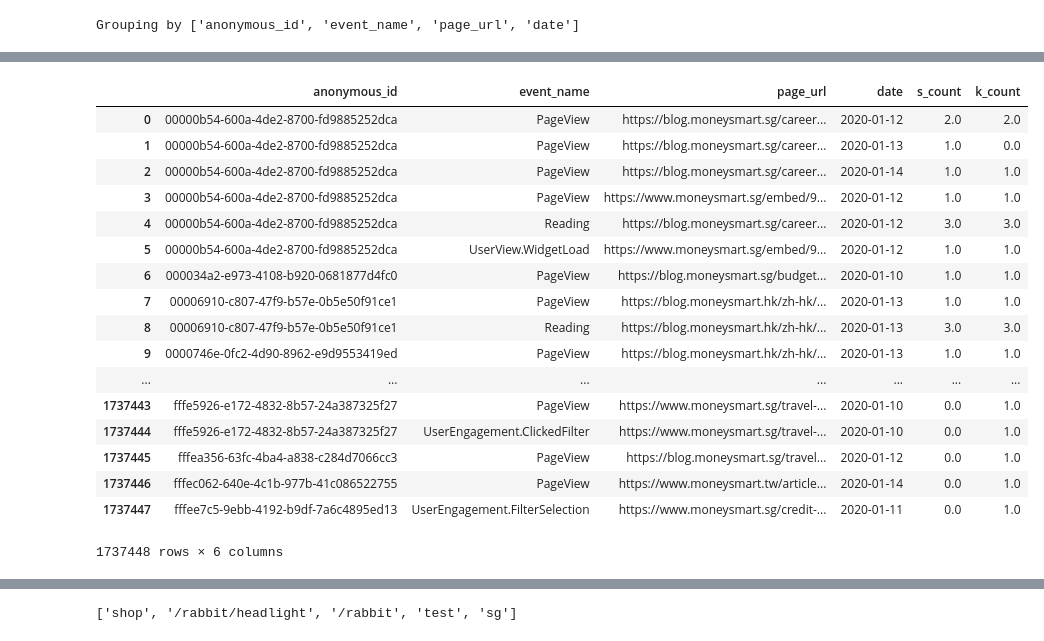
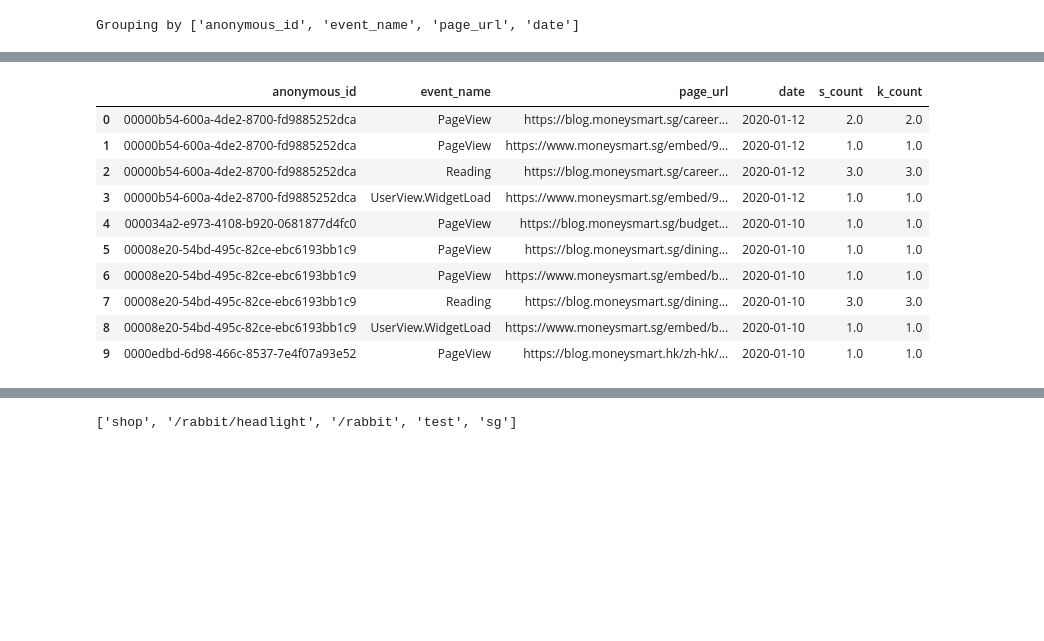
Before and after one commit to moneysmartco/blog-jupyter-notebooks, a Jupyter notebook: validating_segment_vs_kinesis.ipynb, the cells around one changed output, grey strips where cells are left out. Saved outputs shown, nothing was run; the diff lists cells and outputs as text; code cells hidden in the pictures; blank space fills up the shorter version.

```diff
--- a/validating_segment_vs_kinesis.ipynb
+++ b/validating_segment_vs_kinesis.ipynb
@@ -82,7 +92,7 @@ athena_raw_events_table = "ms_data_stream_production_processed"
 #query += " where partition_0='2019' and partition_1>='12' and partition_2>='05' group by 1,2"
 # %%
 # I've removed the device_type data to save memory, but it would be useful.
-query = create_generic_event_query(from_datetime, to_datetime, include_device_type_data=False, interpret_urls=False)
+query = create_generic_event_query(from_datetime, to_datetime, include_user_agent=include_device_segmentation, include_ip_address = include_device_segmentation, interpret_urls=False)
 
 full_query = "select * from (%s) where country_code ='sg'" %query
 # %%
@@ -298,6 +359,2 @@ segment_columns_to_query = [
 # %%
 segment_date_constraint = " timestamp >= '%s' and timestamp < '%s' " % (from_datetime.isoformat(), to_datetime.isoformat())
-# %%
-query = "select {cols} from moneysmartsg_prod.{table} where {date_constraint}".format(cols=", ".join(segment_columns_to_query),
-                                                                   table="pages",
-                                                                   date_constraint =segment_date_constraint)
@@ -502,0 +495,3 @@ len(all_event_dfs)
+# %%
+if include_device_segmentation:
+    segment_combined_df.rename(columns={"context_user_agent":"user_agent"}, inplace=True)
@@ -535,7 +576,7 @@ athena_full_events_df["date"] = athena_full_events_df.apply(lambda row: row.sent
 # %%
 print("Setting sensible data types for the columns to group by")
 data_type_mappings = {"event_name":"category", "date":"category"}
-segment_combined_df.astype(data_type_mappings, copy=False)
-athena_full_events_df.astype(data_type_mappings, copy=False)
+segment_combined_df = segment_combined_df.astype(data_type_mappings, copy=False)
+athena_full_events_df = athena_full_events_df.astype(data_type_mappings, copy=False)
 # %% [output]
 Setting sensible data types for the columns to group by
@@ -607,24 +630,17 @@ merged_df = segment_grouped_df.merge(athena_grouped_df, how='outer', on=cols_to_
 merged_df["s_count"].fillna(0, inplace=True)
 merged_df["k_count"].fillna(0, inplace=True)
 # %%
-merged_df
+merged_df.head(10)
 # %% [output]
 |  | anonymous_id | event_name | page_url | date | s_count | k_count |
 | 0 | 00000b54-600a-4de2-8700-fd9885252dca | PageView | https://blog.moneysmart.sg/career... | 2020-01-12 | 2.0 | 2.0 |
-| 1 | 00000b54-600a-4de2-8700-fd9885252dca | PageView | https://blog.moneysmart.sg/career... | 2020-01-13 | 1.0 | 0.0 |
-| 2 | 00000b54-600a-4de2-8700-fd9885252dca | PageView | https://blog.moneysmart.sg/career... | 2020-01-14 | 1.0 | 1.0 |
-| 3 | 00000b54-600a-4de2-8700-fd9885252dca | PageView | https://www.moneysmart.sg/embed/9... | 2020-01-12 | 1.0 | 1.0 |
-| 4 | 00000b54-600a-4de2-8700-fd9885252dca | Reading | https://blog.moneysmart.sg/career... | 2020-01-12 | 3.0 | 3.0 |
-| 5 | 00000b54-600a-4de2-8700-fd9885252dca | UserView.WidgetLoad | https://www.moneysmart.sg/embed/9... | 2020-01-12 | 1.0 | 1.0 |
-| 6 | 000034a2-e973-4108-b920-0681877d4fc0 | PageView | https://blog.moneysmart.sg/budget... | 2020-01-10 | 1.0 | 1.0 |
-| 7 | 00006910-c807-47f9-b57e-0b5e50f91ce1 | PageView | https://blog.moneysmart.hk/zh-hk/... | 2020-01-13 | 1.0 | 1.0 |
-| 8 | 00006910-c807-47f9-b57e-0b5e50f91ce1 | Reading | https://blog.moneysmart.hk/zh-hk/... | 2020-01-13 | 3.0 | 3.0 |
-| 9 | 0000746e-0fc2-4d90-8962-e9d9553419ed | PageView | https://blog.moneysmart.hk/zh-hk/... | 2020-01-13 | 1.0 | 1.0 |
-| ... | ... | ... | ... | ... | ... | ... |
-| 1737443 | fffe5926-e172-4832-8b57-24a387325f27 | PageView | https://www.moneysmart.sg/travel-... | 2020-01-10 | 0.0 | 1.0 |
-| 1737444 | fffe5926-e172-4832-8b57-24a387325f27 | UserEngagement.ClickedFilter | https://www.moneysmart.sg/travel-... | 2020-01-10 | 0.0 | 1.0 |
-| 1737445 | fffea356-63fc-4ba4-a838-c284d7066cc3 | PageView | https://blog.moneysmart.sg/travel... | 2020-01-12 | 0.0 | 1.0 |
-| 1737446 | fffec062-640e-4c1b-977b-41c086522755 | PageView | https://www.moneysmart.tw/article... | 2020-01-14 | 0.0 | 1.0 |
-| 1737447 | fffee7c5-9ebb-4192-b9df-7a6c4895ed13 | UserEngagement.FilterSelection | https://www.moneysmart.sg/credit-... | 2020-01-11 | 0.0 | 1.0 |
+| 1 | 00000b54-600a-4de2-8700-fd9885252dca | PageView | https://www.moneysmart.sg/embed/9... | 2020-01-12 | 1.0 | 1.0 |
+| 2 | 00000b54-600a-4de2-8700-fd9885252dca | Reading | https://blog.moneysmart.sg/career... | 2020-01-12 | 3.0 | 3.0 |
+| 3 | 00000b54-600a-4de2-8700-fd9885252dca | UserView.WidgetLoad | https://www.moneysmart.sg/embed/9... | 2020-01-12 | 1.0 | 1.0 |
+| 4 | 000034a2-e973-4108-b920-0681877d4fc0 | PageView | https://blog.moneysmart.sg/budget... | 2020-01-10 | 1.0 | 1.0 |
+| 5 | 00008e20-54bd-495c-82ce-ebc6193bb1c9 | PageView | https://blog.moneysmart.sg/dining... | 2020-01-10 | 1.0 | 1.0 |
+| 6 | 00008e20-54bd-495c-82ce-ebc6193bb1c9 | PageView | https://www.moneysmart.sg/embed/b... | 2020-01-10 | 1.0 | 1.0 |
+| 7 | 00008e20-54bd-495c-82ce-ebc6193bb1c9 | Reading | https://blog.moneysmart.sg/dining... | 2020-01-10 | 3.0 | 3.0 |
+| 8 | 00008e20-54bd-495c-82ce-ebc6193bb1c9 | UserView.WidgetLoad | https://www.moneysmart.sg/embed/b... | 2020-01-10 | 1.0 | 1.0 |
+| 9 | 0000edbd-6d98-466c-8537-7e4f07a93e52 | PageView | https://blog.moneysmart.hk/zh-hk/... | 2020-01-10 | 1.0 | 1.0 |
-1737448 rows × 6 columns
 # %%
```
Also changed, not shown: parts of 135 cells of this notebook, 1 other file.
